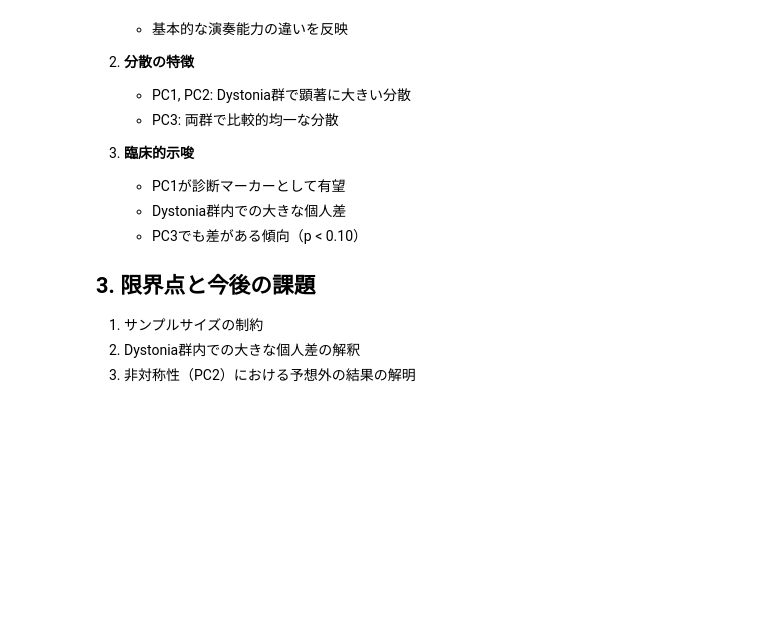
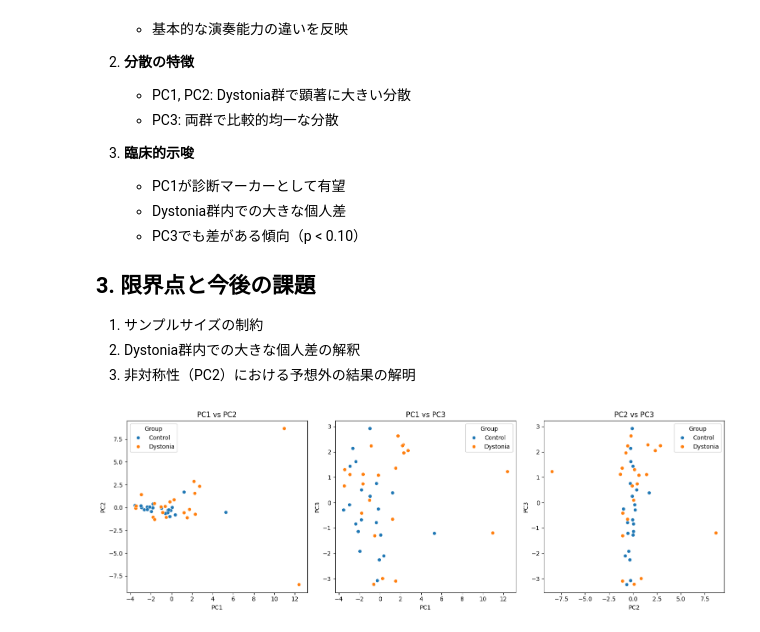
Before and after one commit to amijas/tokimura_analysis, a Jupyter notebook: analysis.ipynb, the cells around one changed output. Drawn from its saved outputs; the diff is of its cells as text; code cells hidden in the pictures; blank space fills up the shorter version.

```diff
--- a/analysis.ipynb
+++ b/analysis.ipynb
@@ -797,3 +798,24 @@ Dystonia  2.628973
 1. サンプルサイズの制約
 2. Dystonia群内での大きな個人差の解釈
 3. 非対称性（PC2）における予想外の結果の解明
+# %%
+# 主成分分析の結果を散布図で可視化
+
+fig, axes = plt.subplots(1, 3, figsize=(15, 5))
+
+# PC1 vs PC2
+sns.scatterplot(data=df_with_pca, x='PC1', y='PC2', hue='Group', ax=axes[0])
+axes[0].set_title('PC1 vs PC2')
+
+# PC1 vs PC3
+sns.scatterplot(data=df_with_pca, x='PC1', y='PC3', hue='Group', ax=axes[1])
+axes[1].set_title('PC1 vs PC3')
+
+# PC2 vs PC3
+sns.scatterplot(data=df_with_pca, x='PC2', y='PC3', hue='Group', ax=axes[2])
+axes[2].set_title('PC2 vs PC3')
+
+plt.tight_layout()
+plt.show()
+# %% [output]
+[figure, added]
```
Also changed, not shown: parts of 2 cells of this notebook.
